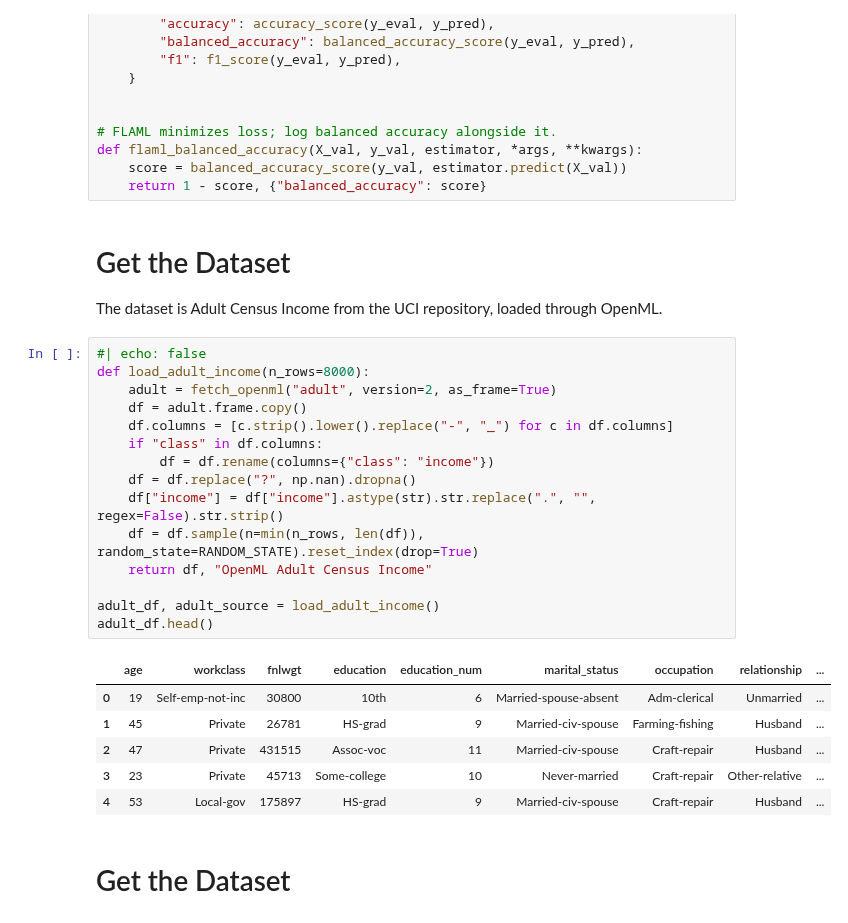
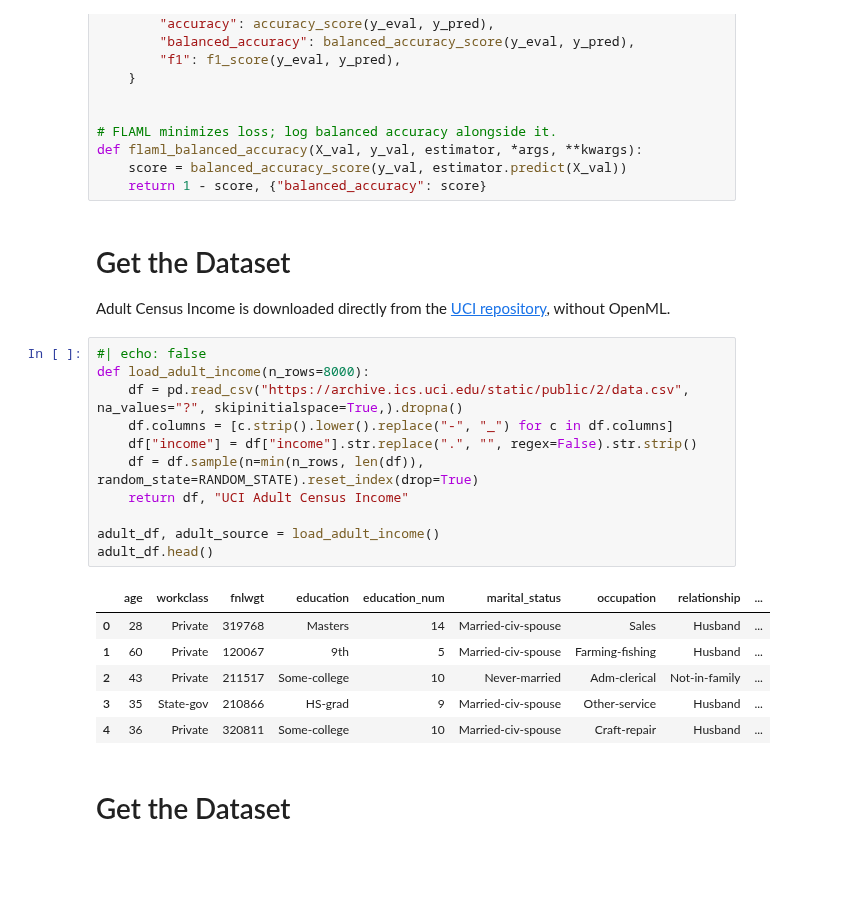
Before and after one commit to w4bo/AA2627-unibo-dcai, a Jupyter notebook: slides/lab-01-automl.ipynb, the cells around one changed output. Drawn from its saved outputs; the diff is of its cells as text; blank space fills up the shorter version.

```diff
--- a/slides/lab-01-automl.ipynb
+++ b/slides/lab-01-automl.ipynb
@@ -114,29 +113,25 @@ def flaml_balanced_accuracy(X_val, y_val, estimator, *args, **kwargs):
 # %% [markdown]
 # Get the Dataset
 
-The dataset is Adult Census Income from the UCI repository, loaded through OpenML.
+Adult Census Income is downloaded directly from the [UCI repository](https://archive.ics.uci.edu/dataset/2/adult), without OpenML.
 # %%
 #| echo: false
 def load_adult_income(n_rows=8000):
-    adult = fetch_openml("adult", version=2, as_frame=True)
-    df = adult.frame.copy()
+    df = pd.read_csv("https://archive.ics.uci.edu/static/public/2/data.csv", na_values="?", skipinitialspace=True,).dropna()
     df.columns = [c.strip().lower().replace("-", "_") for c in df.columns]
-    if "class" in df.columns:
-        df = df.rename(columns={"class": "income"})
-    df = df.replace("?", np.nan).dropna()
-    df["income"] = df["income"].astype(str).str.replace(".", "", regex=False).str.strip()
+    df["income"] = df["income"].str.replace(".", "", regex=False).str.strip()
     df = df.sample(n=min(n_rows, len(df)), random_state=RANDOM_STATE).reset_index(drop=True)
-    return df, "OpenML Adult Census Income"
+    return df, "UCI Adult Census Income"
 
 adult_df, adult_source = load_adult_income()
 adult_df.head()
 # %% [output]
 |  | age | workclass | fnlwgt | education | education_num | marital_status | occupation | relationship | ... |
-| 0 | 19 | Self-emp-not-inc | 30800 | 10th | 6 | Married-spouse-absent | Adm-clerical | Unmarried | ... |
-| 1 | 45 | Private | 26781 | HS-grad | 9 | Married-civ-spouse | Farming-fishing | Husband | ... |
-| 2 | 47 | Private | 431515 | Assoc-voc | 11 | Married-civ-spouse | Craft-repair | Husband | ... |
-| 3 | 23 | Private | 45713 | Some-college | 10 | Never-married | Craft-repair | Other-relative | ... |
-| 4 | 53 | Local-gov | 175897 | HS-grad | 9 | Married-civ-spouse | Craft-repair | Husband | ... |
+| 0 | 28 | Private | 319768 | Masters | 14 | Married-civ-spouse | Sales | Husband | ... |
+| 1 | 60 | Private | 120067 | 9th | 5 | Married-civ-spouse | Farming-fishing | Husband | ... |
+| 2 | 43 | Private | 211517 | Some-college | 10 | Never-married | Adm-clerical | Not-in-family | ... |
+| 3 | 35 | State-gov | 210866 | HS-grad | 9 | Married-civ-spouse | Other-service | Husband | ... |
+| 4 | 36 | Private | 320811 | Some-college | 10 | Married-civ-spouse | Craft-repair | Husband | ... |
 # %% [markdown]
 # Get the Dataset
 # %%
```
Also changed, not shown: parts of 12 cells of this notebook.
